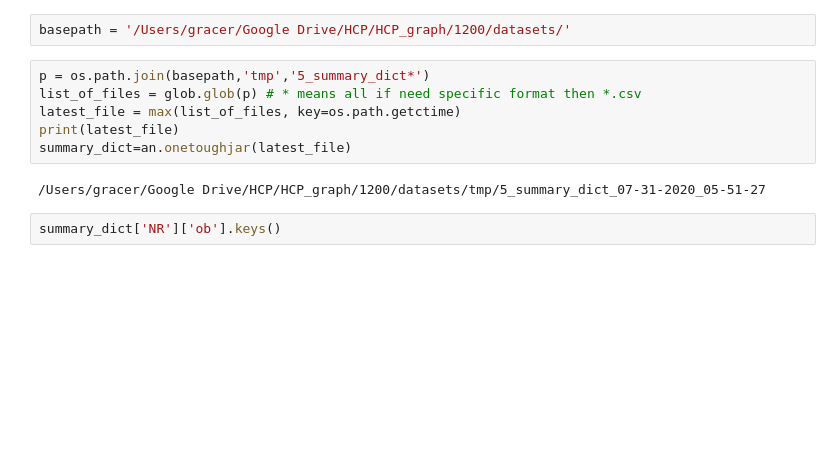
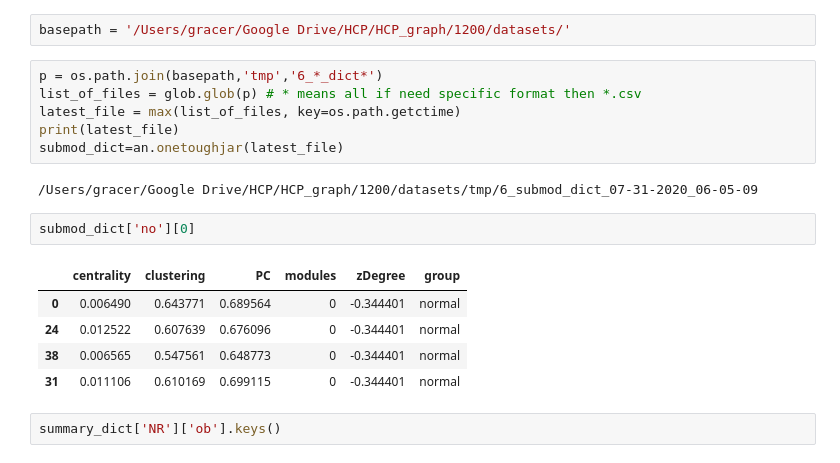
Before and after one commit to grace-shearrer/graph_analysis, a Jupyter notebook: zDegree_update.ipynb, the cells around one changed output. Cells and saved outputs as stored; diff of their text form; blank space fills up the shorter version.

Commit message:
got the submodule to work next step is calculating hubbness and then ready for results

```diff
--- a/zDegree_update.ipynb
+++ b/zDegree_update.ipynb
@@ -6,13 +6,21 @@ import os
 # %%
 basepath = '/Users/gracer/Google Drive/HCP/HCP_graph/1200/datasets/'
 # %%
-p = os.path.join(basepath,'tmp','5_summary_dict*')
+p = os.path.join(basepath,'tmp','6_*_dict*')
 list_of_files = glob.glob(p) # * means all if need specific format then *.csv
 latest_file = max(list_of_files, key=os.path.getctime)
 print(latest_file)
-summary_dict=an.onetoughjar(latest_file)
+submod_dict=an.onetoughjar(latest_file)
 # %% [output]
-/Users/gracer/Google Drive/HCP/HCP_graph/1200/datasets/tmp/5_summary_dict_07-31-2020_05-51-27
+/Users/gracer/Google Drive/HCP/HCP_graph/1200/datasets/tmp/6_submod_dict_07-31-2020_06-05-09
+# %%
+submod_dict['no'][0]
+# %% [output]
+|  | centrality | clustering | PC | modules | zDegree | group |
+| 0 | 0.006490 | 0.643771 | 0.689564 | 0 | -0.344401 | normal |
+| 24 | 0.012522 | 0.607639 | 0.676096 | 0 | -0.344401 | normal |
+| 38 | 0.006565 | 0.547561 | 0.648773 | 0 | -0.344401 | normal |
+| 31 | 0.011106 | 0.610169 | 0.699115 | 0 | -0.344401 | normal |
 # %%
 summary_dict['NR']['ob'].keys()
 # %% [output]
```
Also changed, not shown: parts of 1 cell of this notebook, 3 other files.
